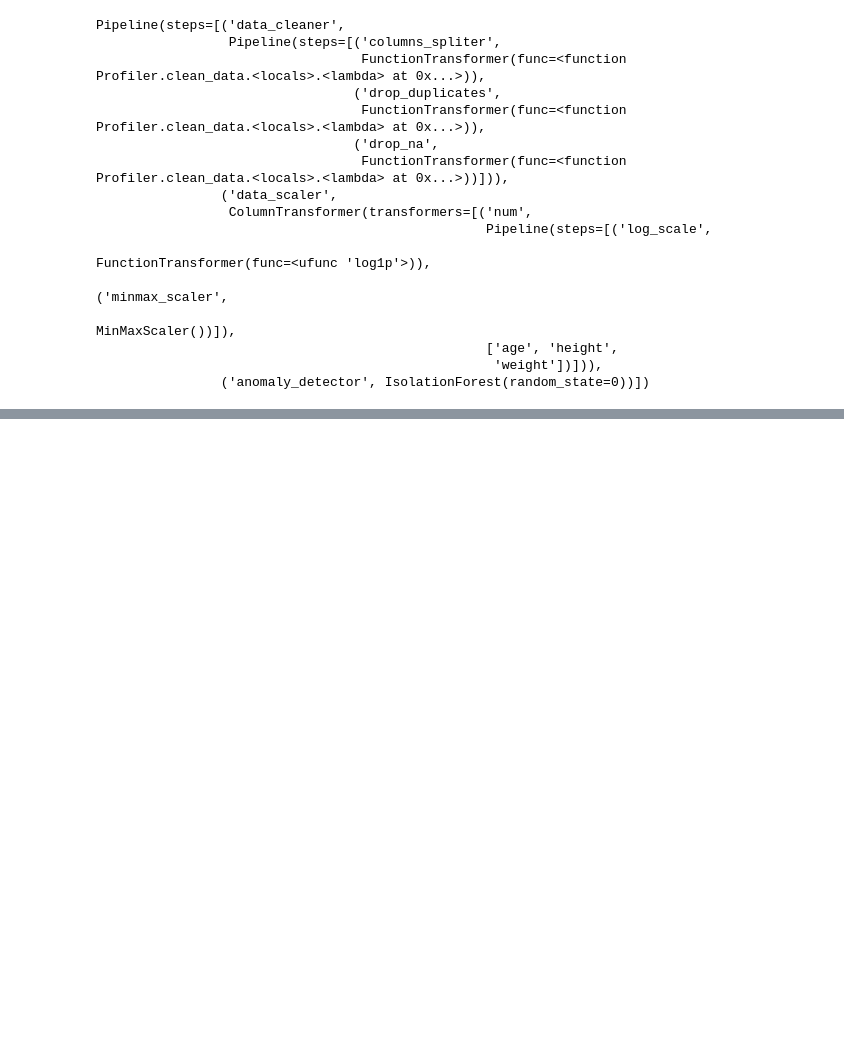
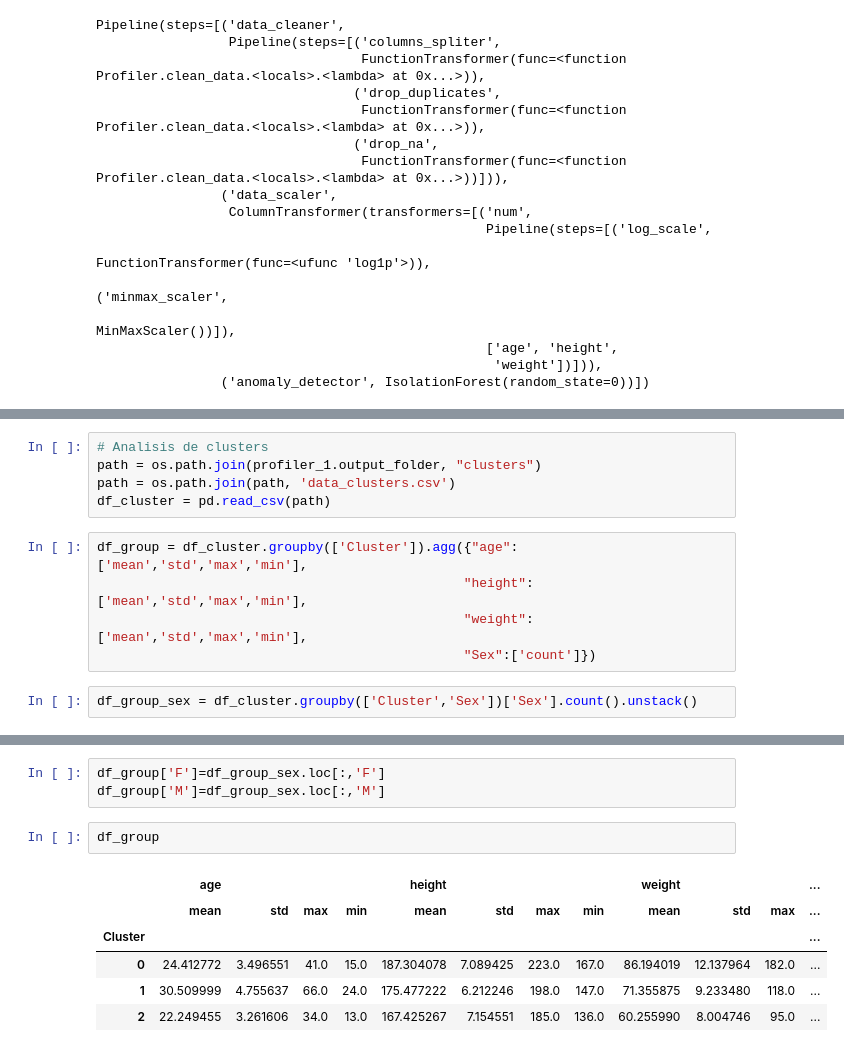
Before and after one commit to J07Aa/Repo, a Jupyter notebook: Proyecto_01/Proyecto_enunciado.ipynb, the cells around one changed output, grey strips where cells are left out. Cells and saved outputs as stored; diff of their text form; blank space fills up the shorter version.

Commit message:
Se modifican las funciones para guardar la data limpia y los cluster y/o anomalias. Adicionalmente se avanza con el informe y se realiza un análisis posterior a los cluster encontrados.

```diff
--- a/Proyecto_01/Proyecto_enunciado.ipynb
+++ b/Proyecto_01/Proyecto_enunciado.ipynb
@@ -1025,0 +1046,12 @@ profiler_1.clearGarbage()
+# %%
+# Analisis de clusters
+path = os.path.join(profiler_1.output_folder, "clusters")
+path = os.path.join(path, 'data_clusters.csv')
+df_cluster = pd.read_csv(path)
+# %%
+df_group = df_cluster.groupby(['Cluster']).agg({"age":['mean','std','max','min'],
+                                               "height":['mean','std','max','min'],
+                                               "weight":['mean','std','max','min'],
+                                               "Sex":['count']})
+# %%
+df_group_sex = df_cluster.groupby(['Cluster','Sex'])['Sex'].count().unstack()
@@ -1025,0 +1067,12 @@ profiler_1.clearGarbage()
+# %%
+df_group['F']=df_group_sex.loc[:,'F']
+df_group['M']=df_group_sex.loc[:,'M']
+# %%
+df_group
+# %% [output]
+|  | age |  |  |  | height |  |  |  | weight |  |  | ... |
+|  | mean | std | max | min | mean | std | max | min | mean | std | max | ... |
+| Cluster |  |  |  |  |  |  |  |  |  |  |  | ... |
+| 0 | 24.412772 | 3.496551 | 41.0 | 15.0 | 187.304078 | 7.089425 | 223.0 | 167.0 | 86.194019 | 12.137964 | 182.0 | ... |
+| 1 | 30.509999 | 4.755637 | 66.0 | 24.0 | 175.477222 | 6.212246 | 198.0 | 147.0 | 71.355875 | 9.233480 | 118.0 | ... |
+| 2 | 22.249455 | 3.261606 | 34.0 | 13.0 | 167.425267 | 7.154551 | 185.0 | 136.0 | 60.255990 | 8.004746 | 95.0 | ... |
```
Also changed, not shown: parts of 6 cells of this notebook, 17 other files.
